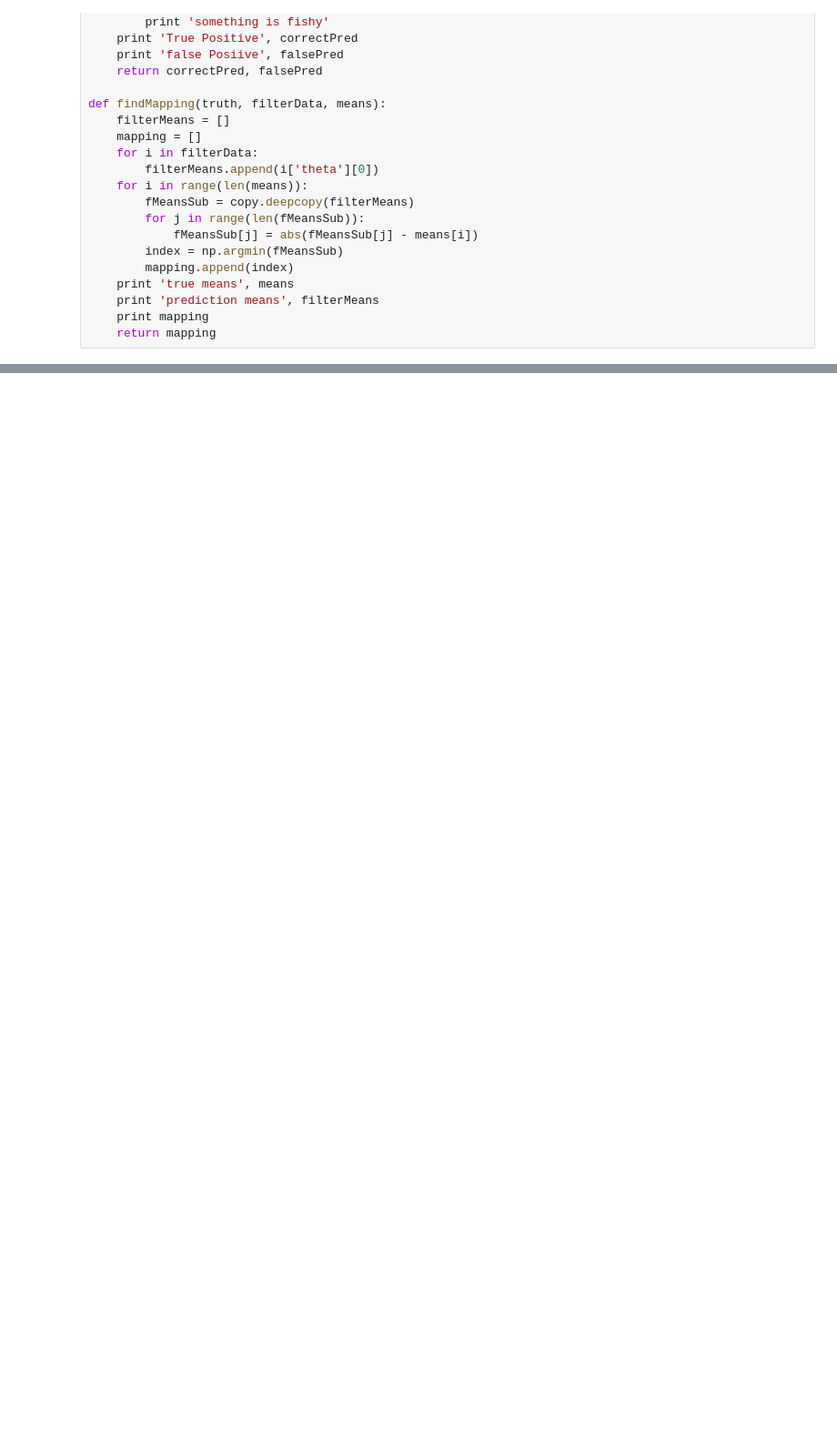
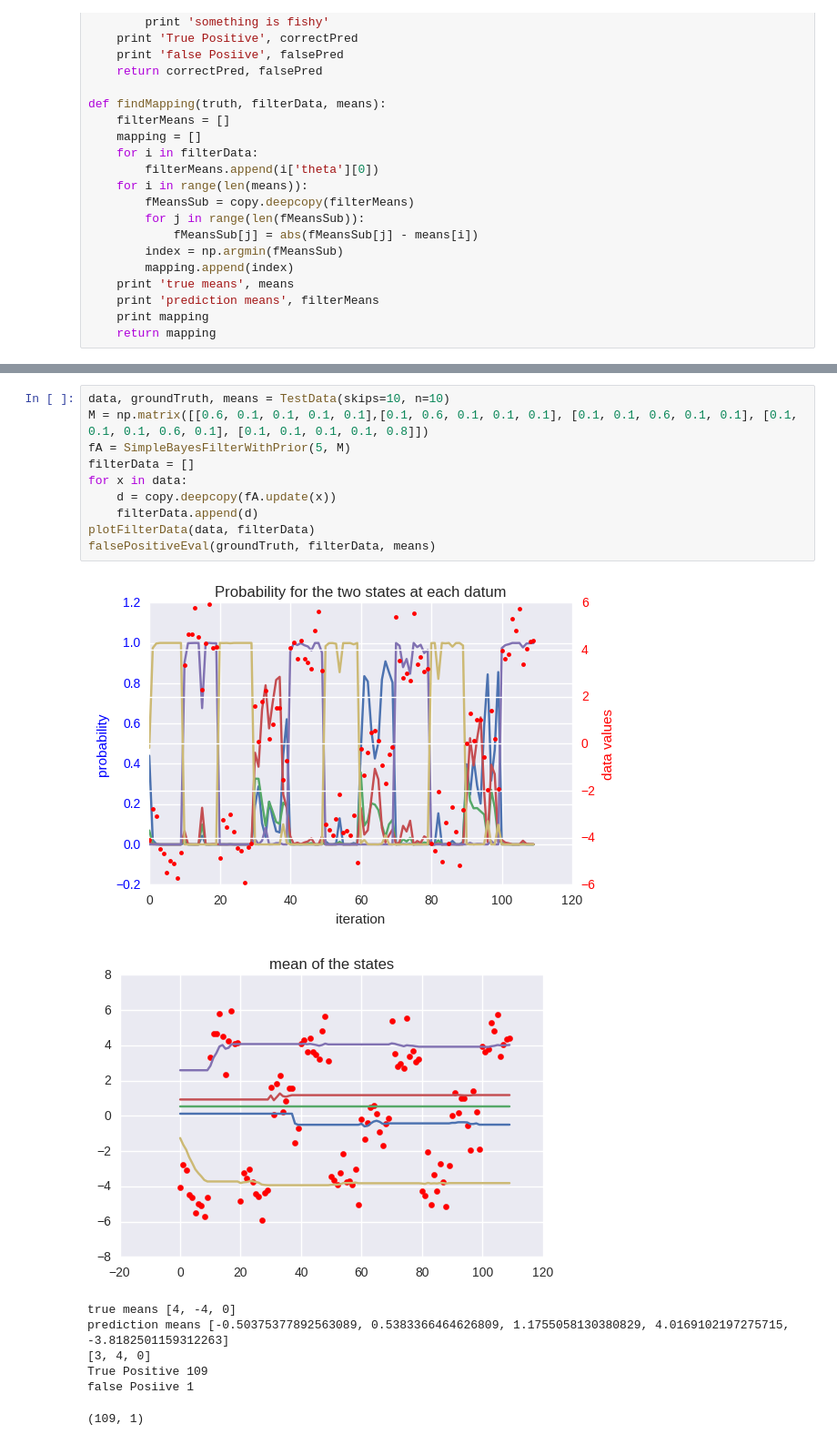
Before and after one commit to arne7morgen/MasterThesis, a Jupyter notebook: notebooks/Multiclass Bayes Filter.ipynb, the cells around one changed output, grey strips where cells are left out. Shown at 91% size. Cells and saved outputs as stored; diff of their text form; blank space fills up the shorter version.

```diff
--- a/notebooks/Multiclass Bayes Filter.ipynb
+++ b/notebooks/Multiclass Bayes Filter.ipynb
@@ -245,0 +287,19 @@ false Posiive 4
+# %%
+data, groundTruth, means = TestData(skips=10, n=10)
+M = np.matrix([[0.6, 0.1, 0.1, 0.1, 0.1],[0.1, 0.6, 0.1, 0.1, 0.1], [0.1, 0.1, 0.6, 0.1, 0.1], [0.1, 0.1, 0.1, 0.6, 0.1], [0.1, 0.1, 0.1, 0.1, 0.8]])
+fA = SimpleBayesFilterWithPrior(5, M)
+filterData = []
+for x in data:
+    d = copy.deepcopy(fA.update(x))
+    filterData.append(d)
+plotFilterData(data, filterData)
+falsePositiveEval(groundTruth, filterData, means)
+# %% [output]
+[figure, added]
+[figure, added]
+true means [4, -4, 0]
+prediction means [-0.50375377892563089, 0.5383366464626809, 1.1755058130380829, 4.0169102197275715, -3.8182501159312263]
+[3, 4, 0]
+True Positive 109
+false Posiive 1
+(109, 1)
```
Also changed, not shown: parts of 6 cells of this notebook.
